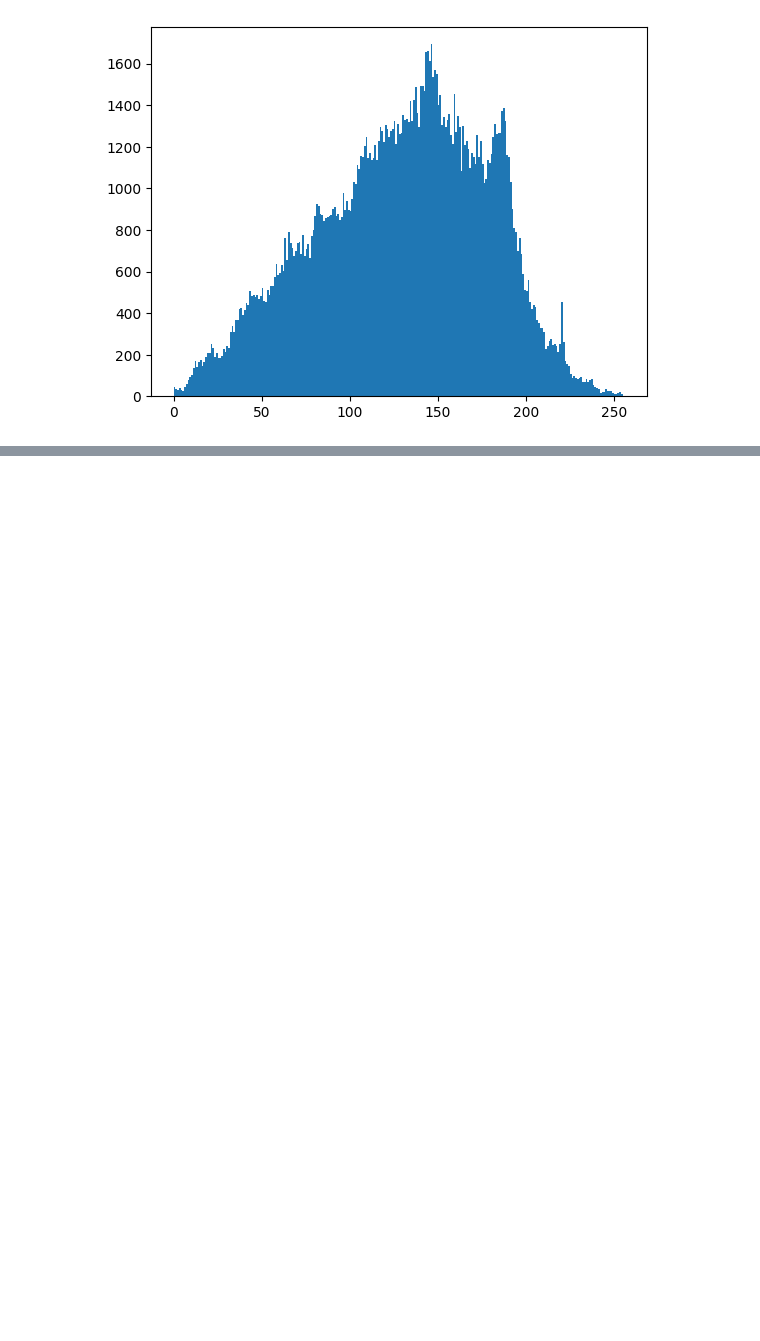
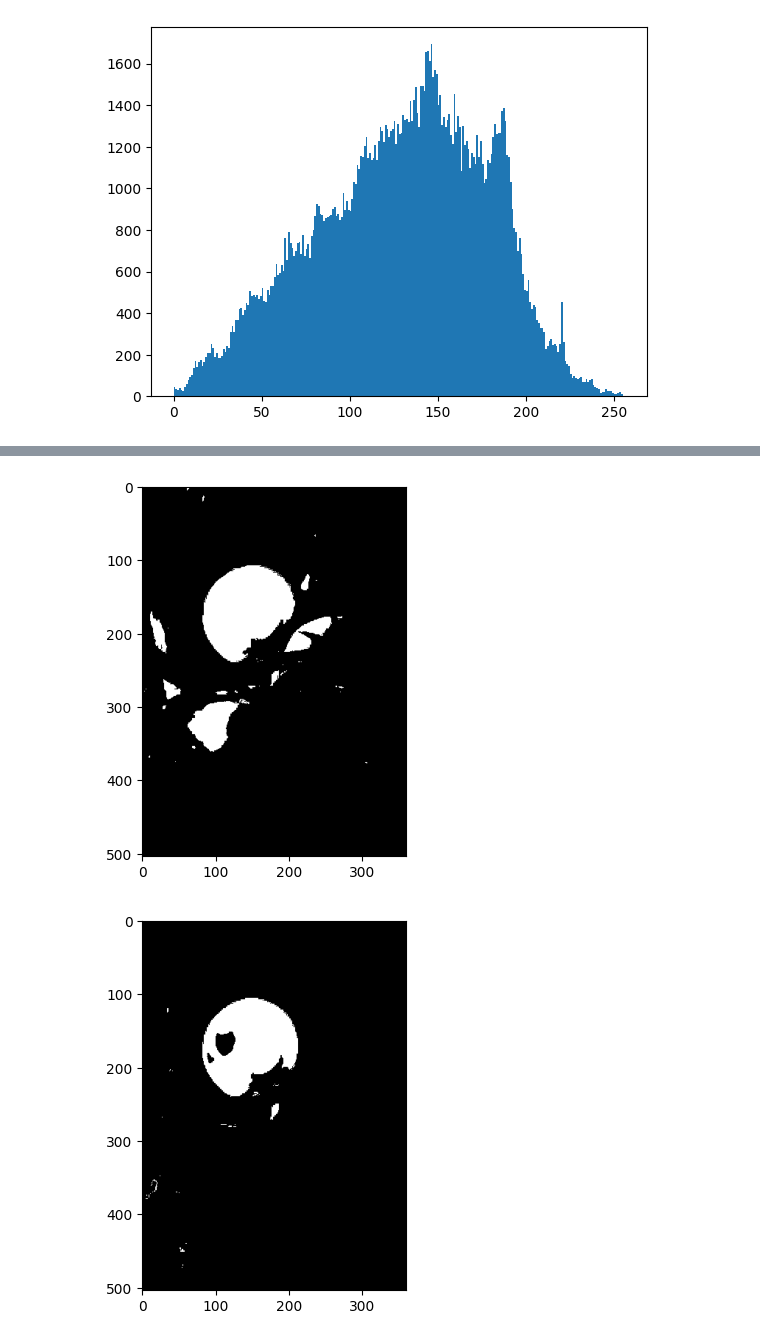
Before and after one commit to Felipeipe/el5206_ws, a Jupyter notebook: tarea1.ipynb, the cells around one changed output, grey strips where cells are left out. Saved outputs shown, nothing was run; the diff lists cells and outputs as text; code cells hidden in the pictures; blank space fills up the shorter version.

```diff
--- a/tarea1.ipynb
+++ b/tarea1.ipynb
@@ -23,0 +23,18 @@ for umbral in umbrales:
+# %%
+# Mascara para detectar el tomate rojo utilizando el canal rojo
+rojo = cv.imread('Files/01_Prim/tomates.png', cv.IMREAD_COLOR)[:,:,2]
+_, mask = cv.threshold(rojo, 230, 255, cv.THRESH_BINARY)
+plt.imshow(mask, cmap='gray')
+plt.show()
+
+# Mascara para detectar el tomate verde utilizando el canal rojo y verde
+verde = cv.imread('Files/01_Prim/tomates.png', cv.IMREAD_COLOR)[:,:,1]
+_, mask_verde = cv.threshold(verde, 160, 255, cv.THRESH_BINARY)
+mask_verde = cv.bitwise_not(mask_verde)
+_, mask_rojo = cv.threshold(rojo, 200, 255, cv.THRESH_BINARY)
+mask_tomate_verde = cv.bitwise_and(mask_verde, mask_rojo)
+plt.imshow(mask_tomate_verde, cmap='gray')
+plt.show()
+# %% [output]
+[figure, added]
+[figure, added]
```
Also changed, not shown: parts of 1 cell of this notebook.
